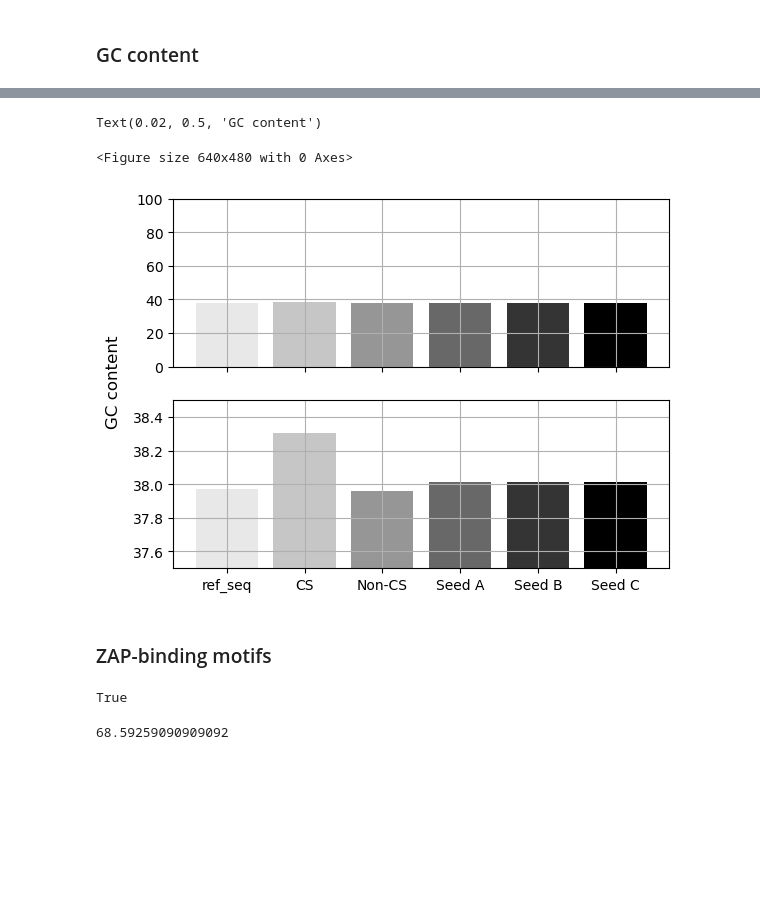
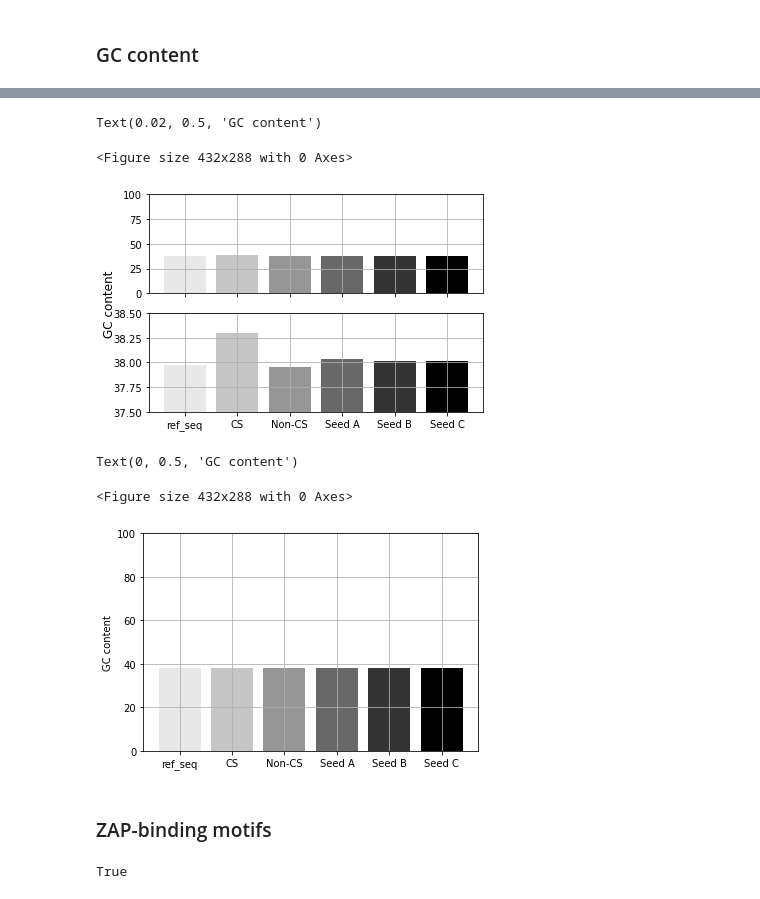
Before and after one commit to iamakhilverma/conserved_stretches_in_sars_cov2, a Jupyter notebook: notebooks_and_scripts/notebook_002.ipynb, the cells around one changed output, grey strips where cells are left out. Cells and saved outputs as stored; diff of their text form; code cells hidden in the pictures; blank space fills up the shorter version.

Commit message:
Updated notebooks with new plots, modifications in tables

```diff
--- a/notebooks_and_scripts/notebook_002.ipynb
+++ b/notebooks_and_scripts/notebook_002.ipynb
@@ -169,7 +169,7 @@ df_mapping
 # %% [markdown]
 ## Analysis (contd.)
 # %%
-df_table_02 = pd.read_excel("../Supplementary_files/Table_02.xlsx")
+df_table_02 = pd.read_excel("../Supplementary_files/Table_01.xlsx")
 df_table_02
 # %% [output]
 |  | Conserved stretches' serial number | Nucleotide start position | Nucleotide end position | Conserved stretch length | Gene |
@@ -1050,0 +1043,5 @@ print(cpg_o_by_e_ref_seq)
+# %%
+cs_len_total =  sum(conserved_stretch_length_list)
+
+print(cs_len_total)
+print(cs_len_total == len(cs_seqs_combined))
@@ -1170,6 +1113,7 @@ def calculate_number_of_zap_motifs():
     count_stretches_gc_lt_ref = 0
     count_stretches_cpgs_geq_ref = 0
     count_stretches_cpgs_lt_ref = 0
+    count_stretches_cpgs = 0
     all_stretches_seqs = ""
     for x, i in enumerate(
         construct_non_overlapping_intervals(
@@ -1182,6 +1126,7 @@ def calculate_number_of_zap_motifs():
         else:
             count_stretches_gc_lt_ref += 1
 
+        count_stretches_cpgs += Seq(seq_).count("CG")
         stretch_cpg_o_by_e = (Seq(seq_).count("CG") * len(seq_)) / (
             Seq(seq_).count("C") * Seq(seq_).count("G")
         )
@@ -1220,10 +1165,13 @@ def calculate_number_of_zap_motifs():
         count_stretches_gc_lt_ref,
         count_stretches_cpgs_geq_ref,
         count_stretches_cpgs_lt_ref,
+        (count_stretches_cpgs * cs_len_total)
+        / (Seq(all_stretches_seqs).count("C") * Seq(all_stretches_seqs).count("G")),
     )
 # %%
 zap_motif_count_list = []
 gc_content_list = []
+cpg_o_by_e_list = []
 
 
 def calculate_average_zap_motifs(seed_val, total_iterations=1000):
@@ -1251,6 +1199,7 @@ def calculate_average_zap_motifs(seed_val, total_iterations=1000):
             count_stretches_gc_lt_ref_iter,
             count_stretches_cpgs_geq_ref_iter,
             count_stretches_cpgs_lt_ref_iter,
+            count_stretches_cpg_o_by_e_iter,
         ) = calculate_number_of_zap_motifs()
         total_count_stretches_geq1 += count_stretches_geq1_iter
         total_count_stretches_eq0 += count_stretches_eq0_iter
@@ -1263,6 +1212,7 @@ def calculate_average_zap_motifs(seed_val, total_iterations=1000):
         zap_motif_count_list.append(zap_motifs_found_iter)
         total_zap_motifs_found += zap_motifs_found_iter
         gc_content_list.append(gc_content_iter)
+        cpg_o_by_e_list.append(count_stretches_cpg_o_by_e_iter)
 
     return {
         "mean_zap_motifs": np.mean(zap_motif_count_list),
@@ -1276,6 +1226,8 @@ def calculate_average_zap_motifs(seed_val, total_iterations=1000):
         "stretches_with_gc_lt_ref": total_count_stretches_gc_lt_ref_iter,
         "stretches_with_cpgs_geq_ref": total_count_stretches_cpgs_geq_ref_iter,
         "stretches_with_cpgs_lt_ref": total_count_stretches_cpgs_lt_ref_iter,
+        "mean_cpg_o_by_e": np.mean(cpg_o_by_e_list),
+        "median_cpg_o_by_e": np.median(cpg_o_by_e_list),
     }
 # %%
 # return (
@@ -1472,51 +1639,78 @@ fig, (ax1, ax2) = plt.subplots(nrows=2, ncols=1, sharex=True)
 my_cmap = cm.get_cmap("Greys", 7)
 
 ax1.bar(
     ['ref_seq', 'CS', 'Non-CS', 'Seed A', 'Seed B', 'Seed C'],
     [
         GC(ref_seq),
         GC(cs_seqs_combined),
         GC(ref_seq_without_cs),
-        av_zap_motifs_count_seed_A[5],
-        av_zap_motifs_count_seed_B[5],
-        av_zap_motifs_count_seed_C[5],
+        av_zap_motifs_count_seed_A["mean_gc_content"],
+        av_zap_motifs_count_seed_B["mean_gc_content"],
+        av_zap_motifs_count_seed_C["mean_gc_content"],
     ],
     color=my_cmap(range(1,7))
 )
 ax1.set_ylim(0,100)
 ax1.grid(True)
 
 ax2.bar(
     ['ref_seq', 'CS', 'Non-CS', 'Seed A', 'Seed B', 'Seed C'],
     [
         GC(ref_seq),
         GC(cs_seqs_combined),
         GC(ref_seq_without_cs),
-        av_zap_motifs_count_seed_A[5],
-        av_zap_motifs_count_seed_B[5],
-        av_zap_motifs_count_seed_C[5],
+        av_zap_motifs_count_seed_A["mean_gc_content"],
+        av_zap_motifs_count_seed_B["mean_gc_content"],
+        av_zap_motifs_count_seed_C["mean_gc_content"],
     ],
     color=my_cmap(range(1,7))
 )
 ax2.set_ylim(37.5, 38.5)
 ax2.grid(True)
 
 fig.supylabel('GC content')
 # ax1.text(0, 0, 'GC content', transform=fig.transFigure)
 # %% [output]
 Text(0.02, 0.5, 'GC content')
-<Figure size 640x480 with 0 Axes>
+<Figure size 432x288 with 0 Axes>
-[figure, old version]
+[figure, new version]
+# %%
+# plt.style.use('default')
+plt.figure()
+fig, ax = plt.subplots(nrows=1, ncols=1)
+
+my_cmap = cm.get_cmap("Greys", 7)
+
+ax.bar(
+    ['ref_seq', 'CS', 'Non-CS', 'Seed A', 'Seed B', 'Seed C'],
+    [
+        GC(ref_seq),
+        GC(cs_seqs_combined),
+        GC(ref_seq_without_cs),
+        av_zap_motifs_count_seed_A["mean_gc_content"],
+        av_zap_motifs_count_seed_B["mean_gc_content"],
+        av_zap_motifs_count_seed_C["mean_gc_content"],
+    ],
+    color=my_cmap(range(1,7))
+)
+ax.set_ylim(0,100)
+ax.grid(True)
+
+ax.set_ylabel('GC content')
+# ax.text(0, 0, 'GC content', transform=fig.transFigure)
+# %% [output]
+Text(0, 0.5, 'GC content')
+<Figure size 432x288 with 0 Axes>
+[figure, added]
 # %% [markdown]
 ### ZAP-binding motifs
-# %%
-(av_zap_motifs_count_seed_A[3] + av_zap_motifs_count_seed_A[4]) == 11*(10**6)
-# %% [output]
-True
-# %%
-100 * (av_zap_motifs_count_seed_A[3] / (av_zap_motifs_count_seed_A[3] + av_zap_motifs_count_seed_A[4]))
-# %% [output]
-68.59259090909092
+# %%
+(
+    av_zap_motifs_count_seed_A["stretches_with_zap_motifs_geq1"]
+    + av_zap_motifs_count_seed_A["stretches_with_zap_motifs_eq0"]
+) == 11 * (10 ** 4)
+# %% [output]
+True
 # %%
 # plt.style.use('default')
 plt.figure()
```
Also changed, not shown: parts of 22 cells of this notebook, 1 other file.
